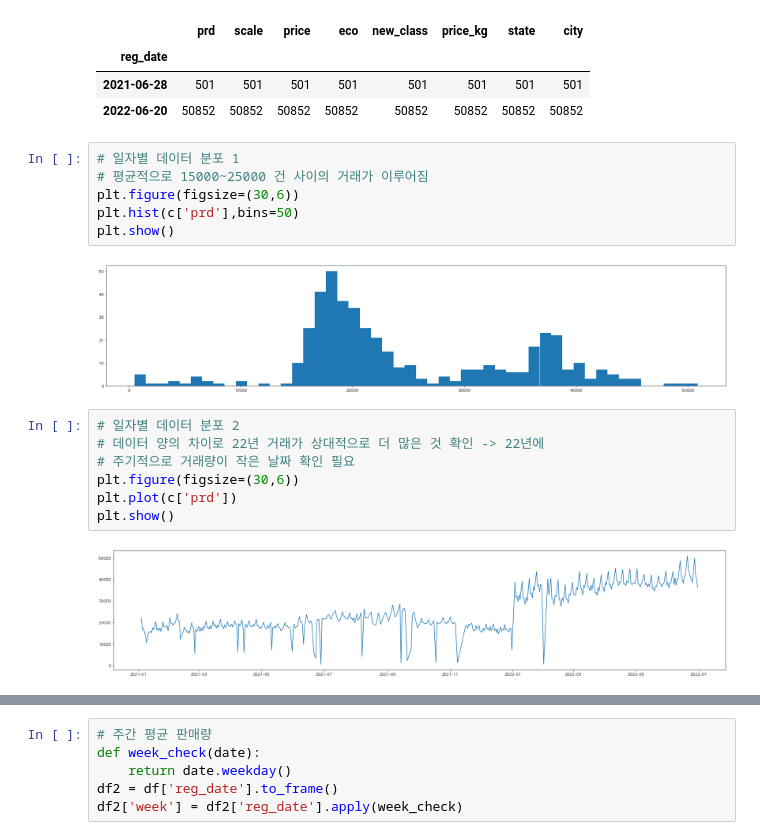
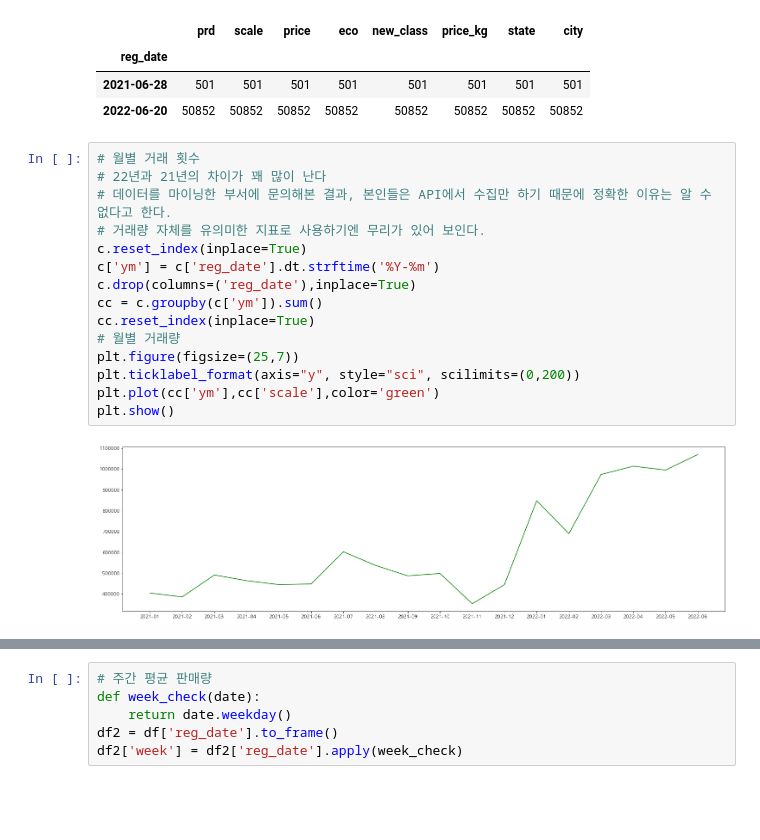
Before and after one commit to LUCI031/grocery_auction, a Jupyter notebook: eda.ipynb, the cells around one changed output, grey strips where cells are left out. Cells and saved outputs as stored; diff of their text form; blank space fills up the shorter version.

```diff
--- a/eda.ipynb
+++ b/eda.ipynb
@@ -215,20 +215,20 @@ c[(c['prd']==50852) | (c['prd']==501)]
 | reg_date |  |  |  |  |  |  |  |  |
 | 2021-06-28 | 501 | 501 | 501 | 501 | 501 | 501 | 501 | 501 |
 | 2022-06-20 | 50852 | 50852 | 50852 | 50852 | 50852 | 50852 | 50852 | 50852 |
-# %%
-# 일자별 데이터 분포 1
-# 평균적으로 15000~25000 건 사이의 거래가 이루어짐
-plt.figure(figsize=(30,6))
-plt.hist(c['prd'],bins=50)
-plt.show()
-# %% [output]
-[figure, removed]
-# %%
-# 일자별 데이터 분포 2
-# 데이터 양의 차이로 22년 거래가 상대적으로 더 많은 것 확인 -> 22년에
-# 주기적으로 거래량이 작은 날짜 확인 필요
-plt.figure(figsize=(30,6))
-plt.plot(c['prd'])
-plt.show()
-# %% [output]
-[figure, removed]
+# %%
+# 월별 거래 횟수
+# 22년과 21년의 차이가 꽤 많이 난다
+# 데이터를 마이닝한 부서에 문의해본 결과, 본인들은 API에서 수집만 하기 때문에 정확한 이유는 알 수 없다고 한다.
+# 거래량 자체를 유의미한 지표로 사용하기엔 무리가 있어 보인다.
+c.reset_index(inplace=True)
+c['ym'] = c['reg_date'].dt.strftime('%Y-%m')
+c.drop(columns=('reg_date'),inplace=True)
+cc = c.groupby(c['ym']).sum()
+cc.reset_index(inplace=True)
+# 월별 거래량
+plt.figure(figsize=(25,7))
+plt.ticklabel_format(axis="y", style="sci", scilimits=(0,200))
+plt.plot(cc['ym'],cc['scale'],color='green')
+plt.show()
+# %% [output]
+[figure, added]
```
Also changed, not shown: parts of 27 cells of this notebook, 2 other files.
